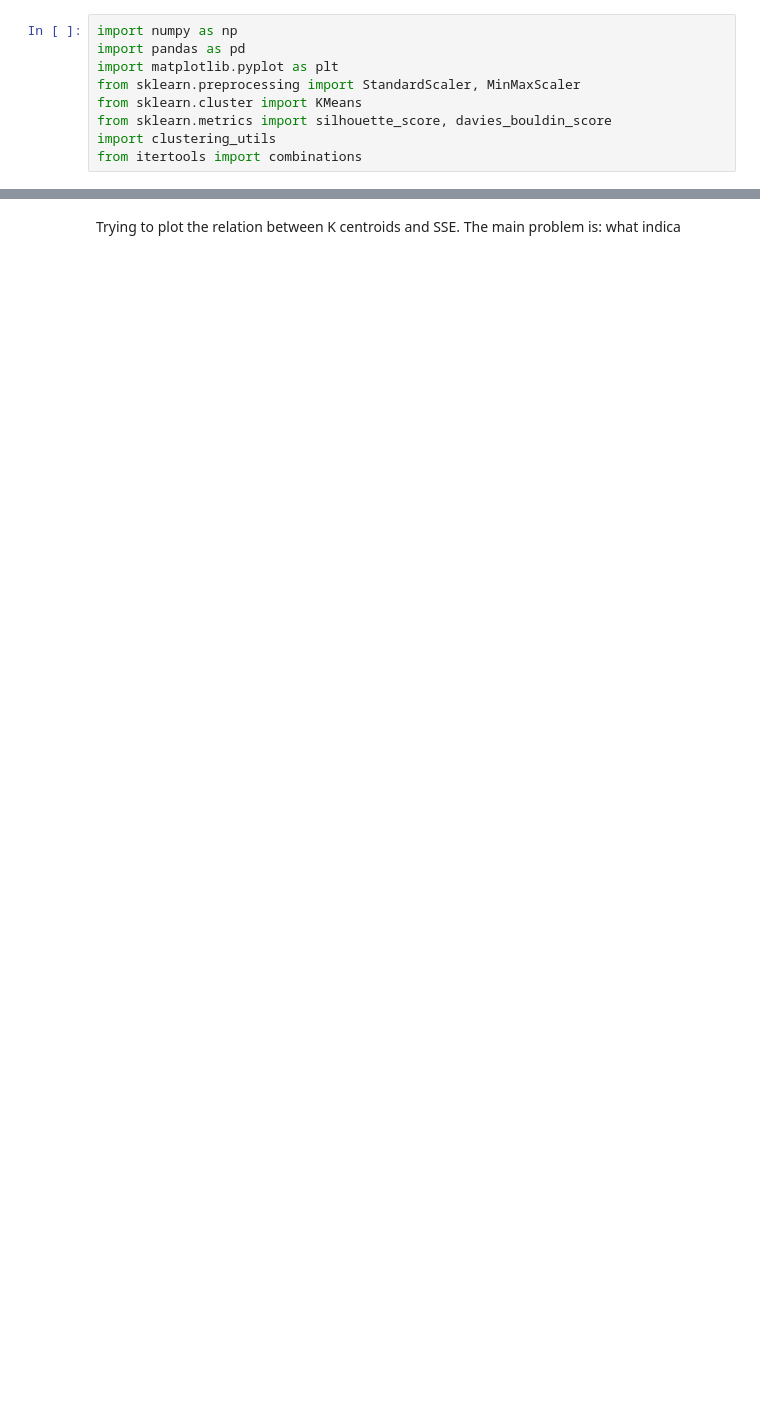
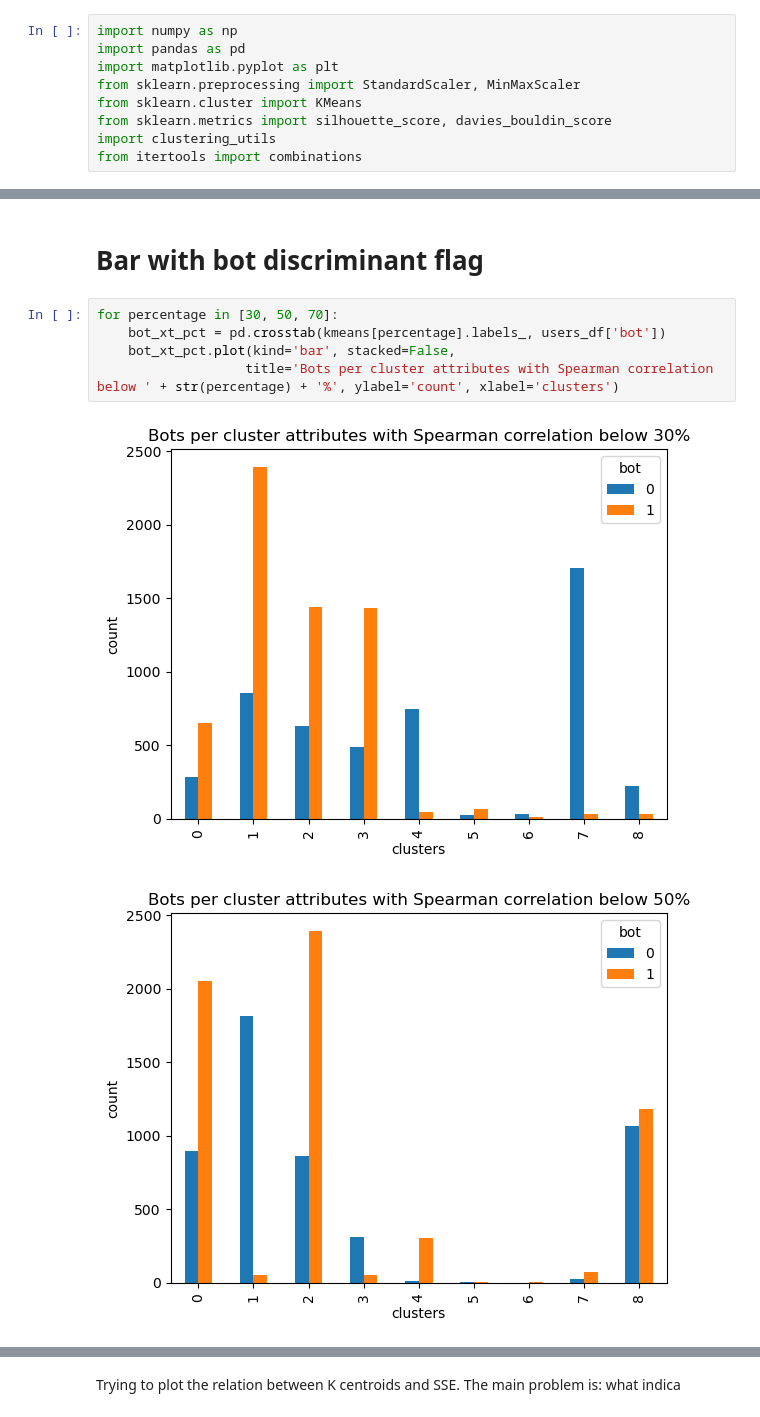
Before and after one commit to The-seven-dwarfs/DataMining-Group7, a Jupyter notebook: 2.1-K_means_clustering.ipynb, the cells around one changed output, grey strips where cells are left out. Cells and saved outputs as stored; diff of their text form; blank space fills up the shorter version.

```diff
--- a/2.1-K_means_clustering.ipynb
+++ b/2.1-K_means_clustering.ipynb
@@ -103,0 +136,10 @@ Separation 0.6103808914270601
+# %% [markdown]
+# Bar with bot discriminant flag
+# %%
+for percentage in [30, 50, 70]:
+    bot_xt_pct = pd.crosstab(kmeans[percentage].labels_, users_df['bot'])
+    bot_xt_pct.plot(kind='bar', stacked=False,
+                   title='Bots per cluster attributes with Spearman correlation below ' + str(percentage) + '%', ylabel='count', xlabel='clusters')
+# %% [output]
+[figure, added]
+[figure, added]
```
Also changed, not shown: parts of 27 cells of this notebook, 1 other file.
